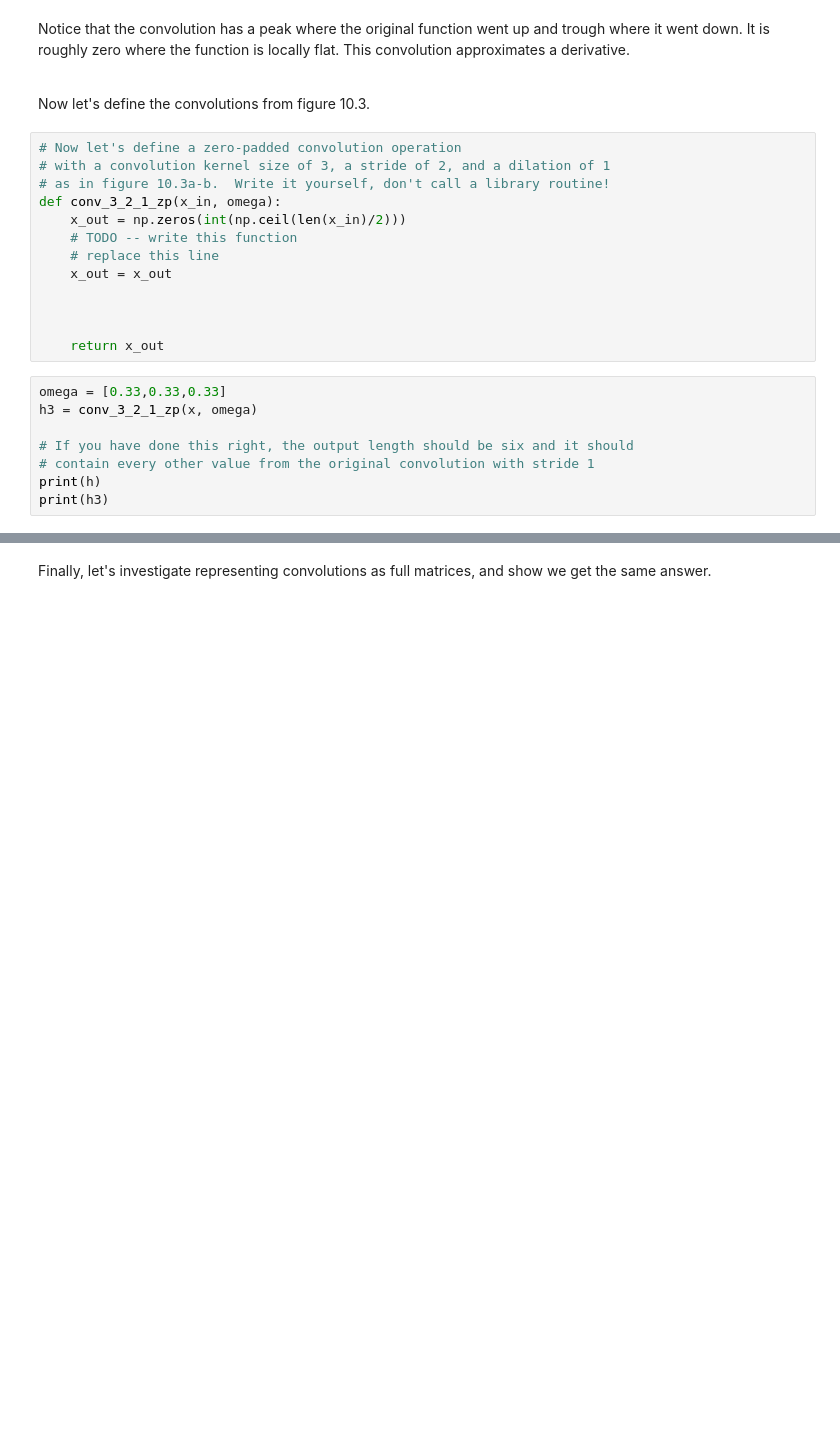
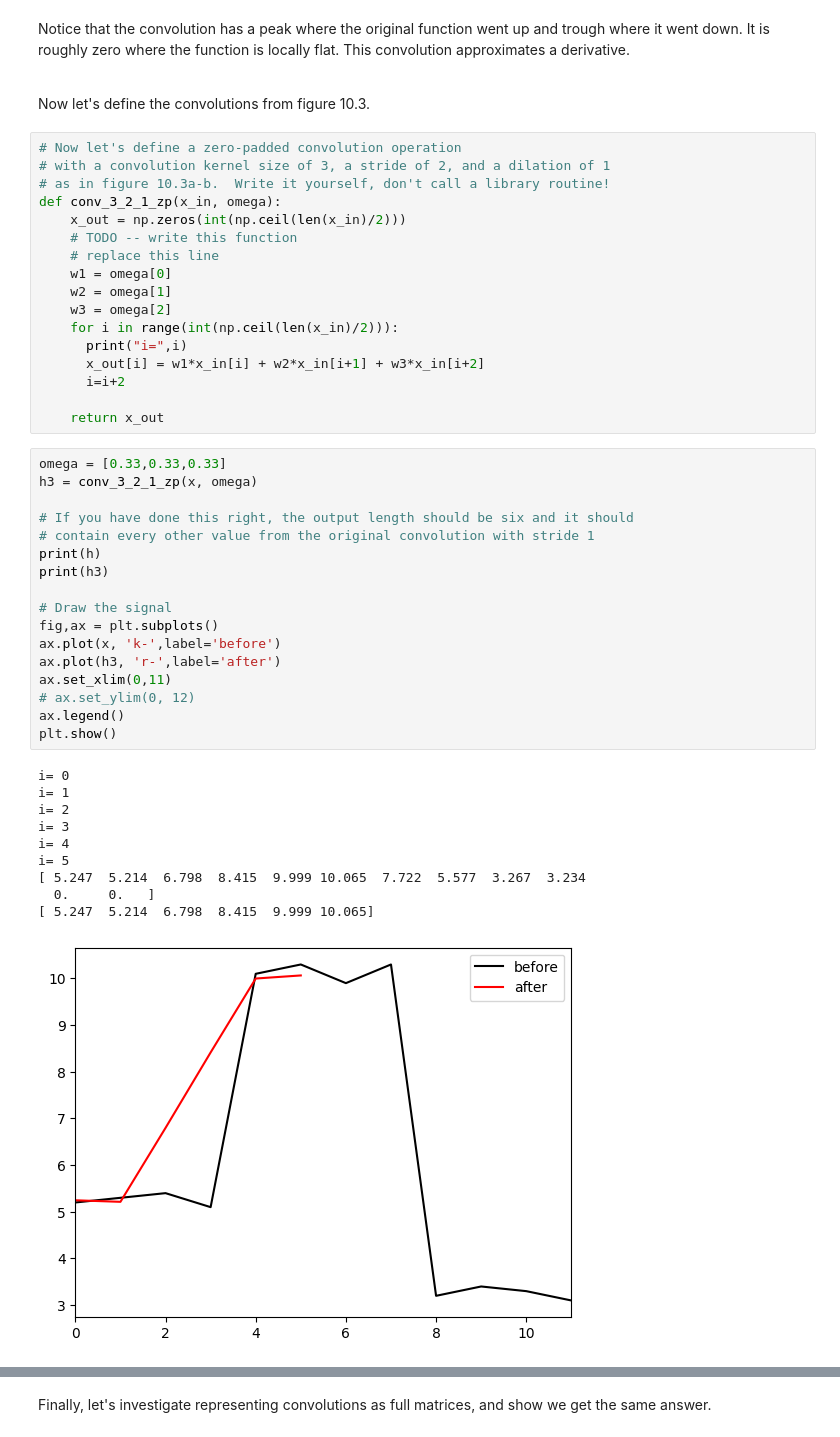
Before and after one commit to Herve1320/computer-vision-jupyter-notebooks-fall-2025-RDP, a Jupyter notebook: Notebooks/Chap10/10_1_1D_Convolution.ipynb, the cells around one changed output, grey strips where cells are left out. Saved outputs shown, nothing was run; the diff lists cells and outputs as text; blank space fills up the shorter version.

```diff
--- a/Notebooks/Chap10/10_1_1D_Convolution.ipynb
+++ b/Notebooks/Chap10/10_1_1D_Convolution.ipynb
@@ -113,19 +125,43 @@ def conv_3_2_1_zp(x_in, omega):
     x_out = np.zeros(int(np.ceil(len(x_in)/2)))
     # TODO -- write this function
     # replace this line
-    x_out = x_out
-
-
+    w1 = omega[0]
+    w2 = omega[1]
+    w3 = omega[2]
+    for i in range(int(np.ceil(len(x_in)/2))):
+      print("i=",i)
+      x_out[i] = w1*x_in[i] + w2*x_in[i+1] + w3*x_in[i+2]
+      i=i+2
 
     return x_out
 # %%
 omega = [0.33,0.33,0.33]
 h3 = conv_3_2_1_zp(x, omega)
 
 # If you have done this right, the output length should be six and it should
 # contain every other value from the original convolution with stride 1
 print(h)
 print(h3)
+
+# Draw the signal
+fig,ax = plt.subplots()
+ax.plot(x, 'k-',label='before')
+ax.plot(h3, 'r-',label='after')
+ax.set_xlim(0,11)
+# ax.set_ylim(0, 12)
+ax.legend()
+plt.show()
+# %% [output]
+i= 0
+i= 1
+i= 2
+i= 3
+i= 4
+i= 5
+[ 5.247  5.214  6.798  8.415  9.999 10.065  7.722  5.577  3.267  3.234
+  0.     0.   ]
+[ 5.247  5.214  6.798  8.415  9.999 10.065]
+[figure, added]
 # %%
 # Now let's define a zero-padded convolution operation
 # with a convolution kernel size of 5, a stride of 1, and a dilation of 1
```
Also changed, not shown: parts of 9 cells of this notebook.
